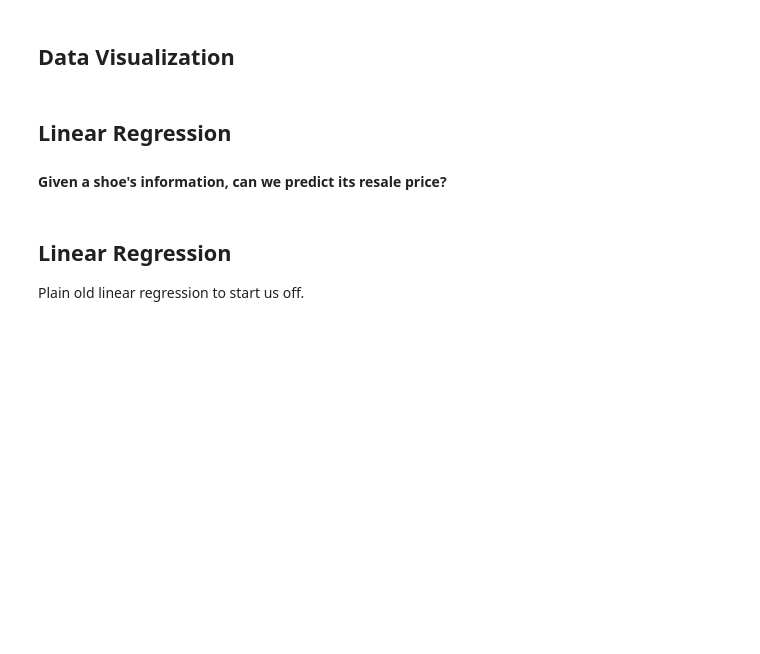
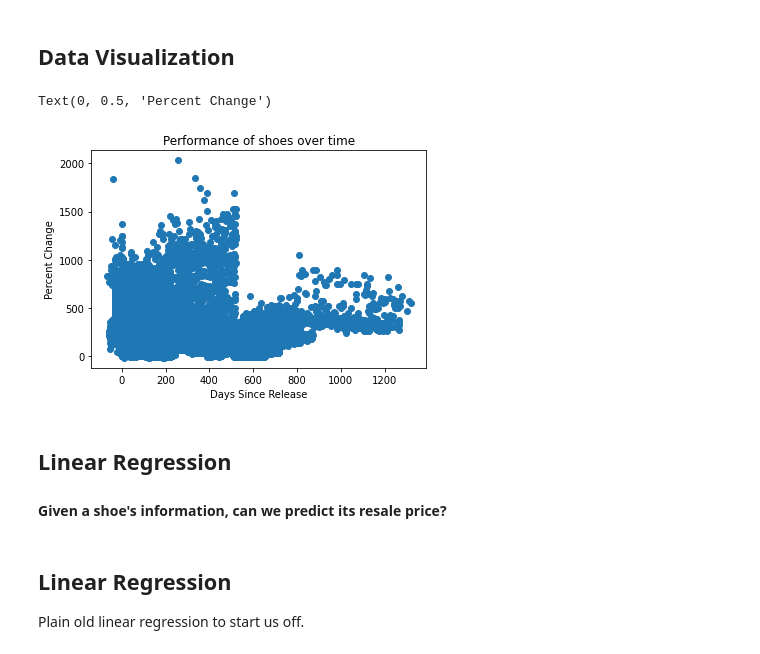
Before and after one commit to Niangmodou/CS-4563-Project, a Jupyter notebook: CS4563Project.ipynb, the cells around one changed output. Cells and saved outputs as stored; diff of their text form; code cells hidden in the pictures; blank space fills up the shorter version.

```diff
--- a/CS4563Project.ipynb
+++ b/CS4563Project.ipynb
@@ -39,5 +45,8 @@ df['Brand'] = label_encoder.fit_transform(df['Brand']) # Yeezy, Nike
 df['Order Date'] = pd.to_datetime(df['Order Date'], infer_datetime_format=True)
 df['Month'] = pd.DatetimeIndex(df['Order Date']).month
 df['Year'] = pd.DatetimeIndex(df['Order Date']).year
-# Inspecting newly created
-# df.head()
+
+# Calculating the Days Since Release
+df['Days Since Release'] = pd.to_datetime(df['Order Date']) - pd.to_datetime(df['Release Date'])
+df['Days Since Release'] = df['Days Since Release'].dt.days.astype('int16')
+df.head()
@@ -44,5 +60,14 @@ df['Year'] = pd.DatetimeIndex(df['Order Date']).year
 # %% [markdown]
 ## Data Visualization
+# %%
+plt.scatter(df['Days Since Release'], df['Percent Change'])
+
+plt.title('Performance of shoes over time')
+plt.xlabel('Days Since Release')
+plt.ylabel('Percent Change')
+# %% [output]
+Text(0, 0.5, 'Percent Change')
+[figure, added]
 # %% [markdown]
 ## Linear Regression
 #### Given a shoe's information, can we predict its resale price?
```
Also changed, not shown: parts of 13 cells of this notebook.
